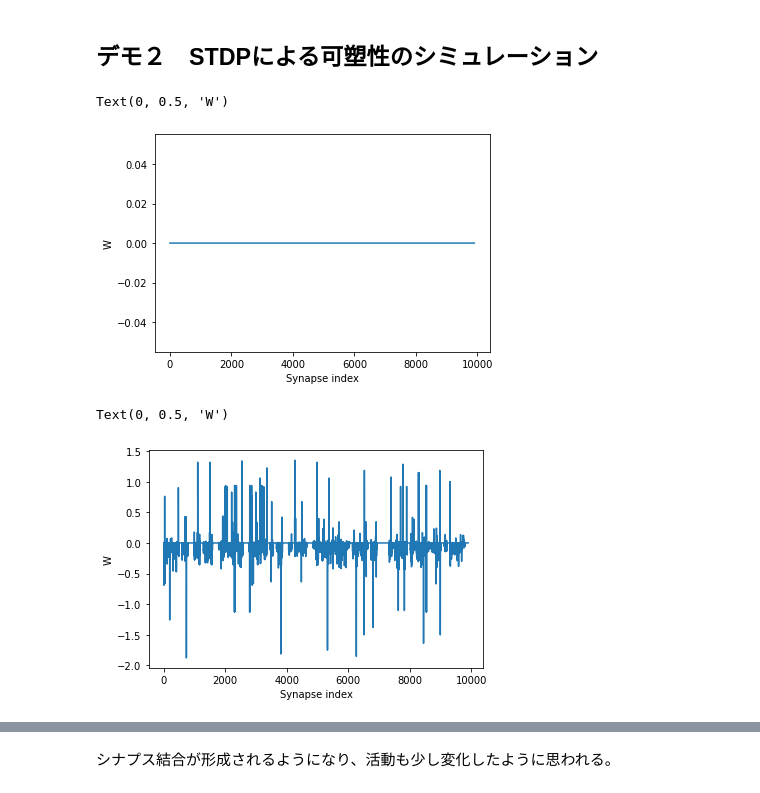
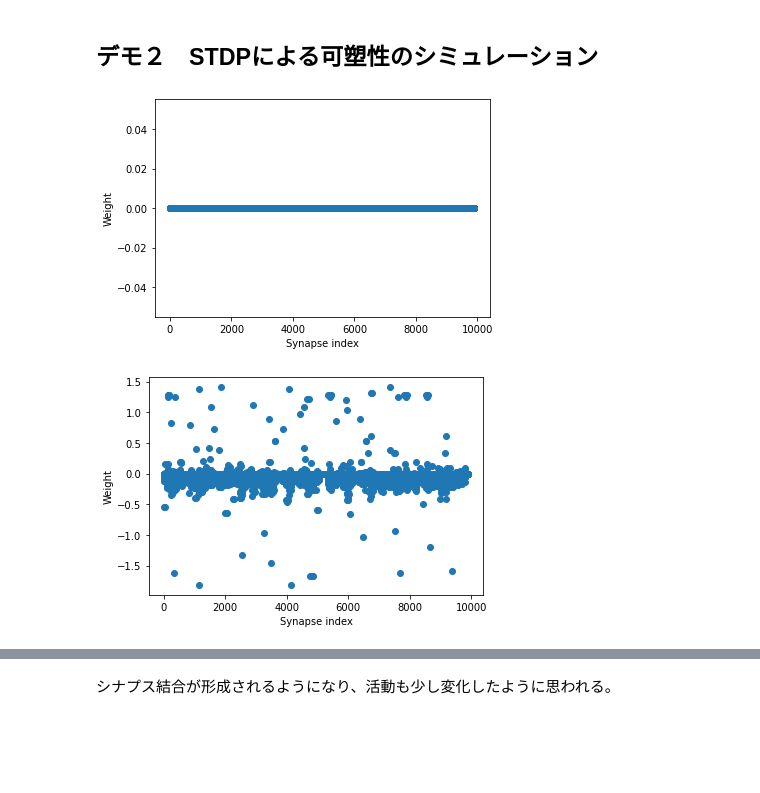
Before and after one commit to atakehiro/Neural_Simulator-Colab, a Jupyter notebook: Brian.ipynb, the cells around one changed output, grey strips where cells are left out. Cells and saved outputs as stored; diff of their text form; code cells hidden in the pictures; blank space fills up the shorter version.

```diff
--- a/Brian.ipynb
+++ b/Brian.ipynb
@@ -107,12 +107,11 @@ S = brian2.Synapses(G, G,
 S.connect(condition='i!=j')
 # %%
 # 最初のシナプス結合
-brian2.plot(S.w)
+brian2.plot(S.w,'o')
 brian2.xlabel('Synapse index')
-brian2.ylabel('W');
+brian2.ylabel('Weight');
 # %% [output]
-Text(0, 0.5, 'W')
-[figure, old version]
+[figure, new version]
 # %%
 # モニタ変数を設定
 spikemon = brian2.SpikeMonitor(G)
@@ -121,12 +120,11 @@ spikemon = brian2.SpikeMonitor(G)
 brian2.run(1*brian2.second)
 # %%
 # 現在のシナプス結合
-brian2.plot(S.w)
+brian2.plot(S.w,'o')
 brian2.xlabel('Synapse index')
-brian2.ylabel('W');
+brian2.ylabel('Weight');
 # %% [output]
-Text(0, 0.5, 'W')
-[figure, old version]
+[figure, new version]
 # %%
 # 初期のプロット
 brian2.plot(spikemon.t/brian2.ms, spikemon.i, '.k')
```
Also changed, not shown: parts of 3 cells of this notebook.
